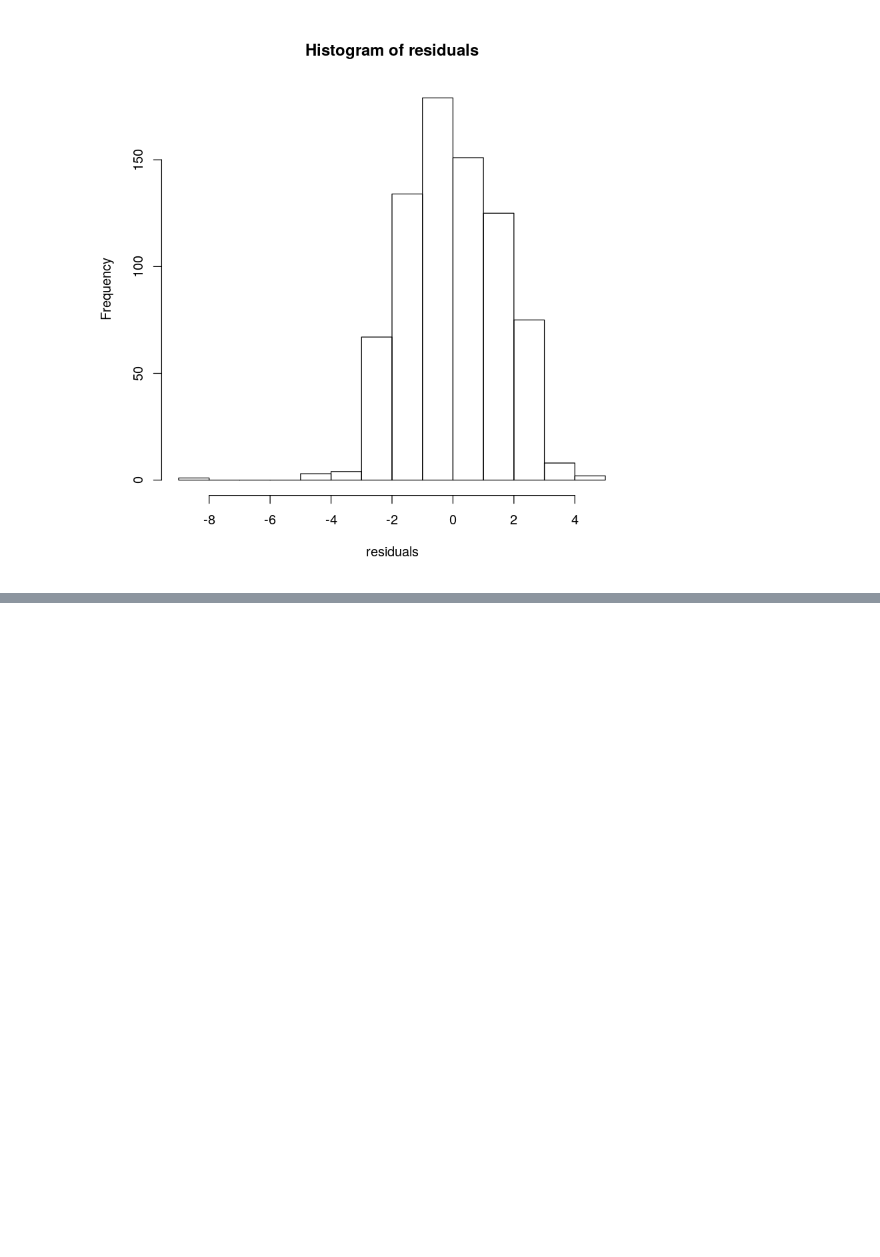
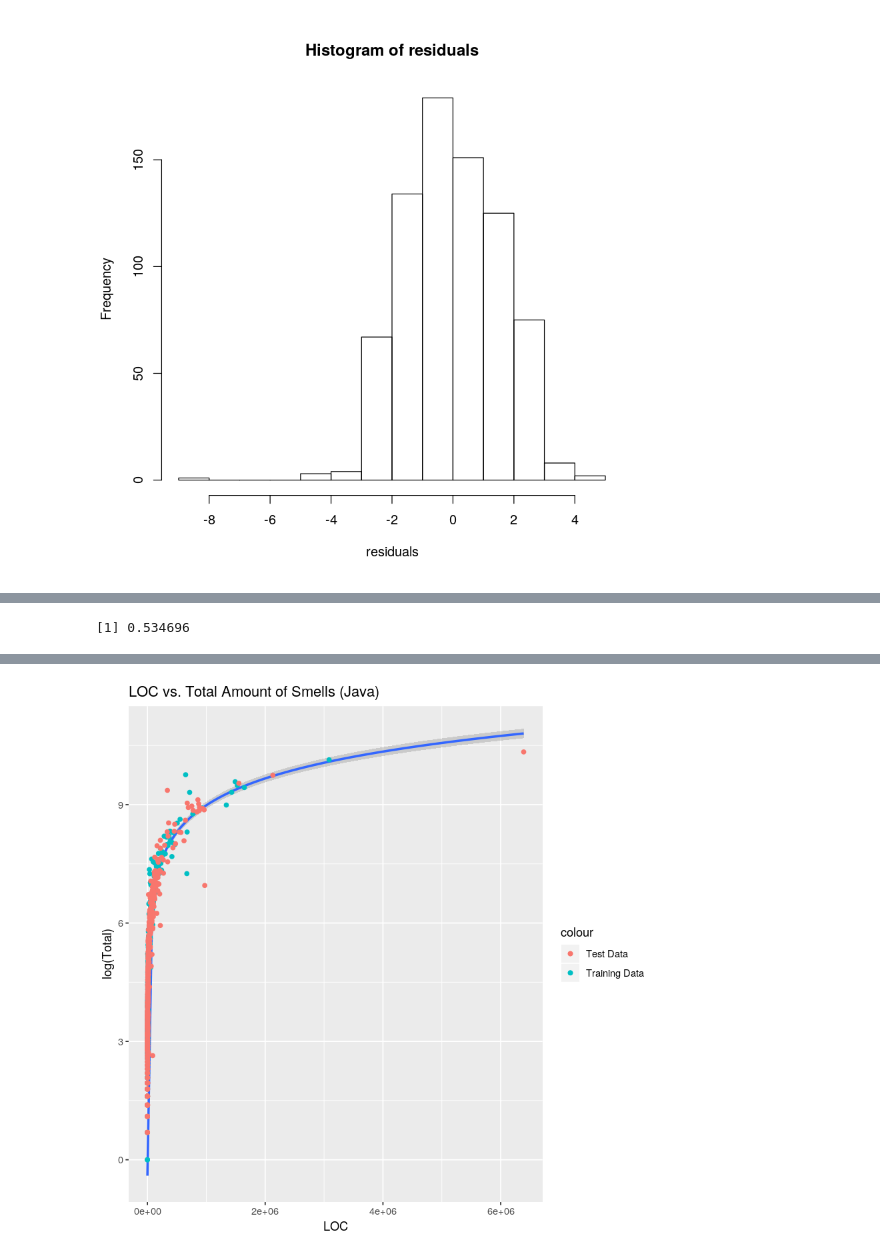
Before and after one commit to SimonHellbrueck/BT_Repository_Mining, a Jupyter notebook: regressiondiagnostics.ipynb, the cells around one changed output, grey strips where cells are left out. Saved outputs shown, nothing was run; the diff lists cells and outputs as text; code cells hidden in the pictures; blank space fills up the shorter version.

```diff
--- a/regressiondiagnostics.ipynb
+++ b/regressiondiagnostics.ipynb
@@ -306,0 +356,7 @@ language_java_kotlin
+# %%
+rownames(df_java_projects_ran) <- NULL
+java_projects_test_data <-  df_java_projects_ran[401:NROW(df_java_projects_ran),]
+# %%
+java_projects_test_data$Total <- log(java_projects_test_data$Total)
+java_projects_test_data <- java_projects_test_data[java_projects_test_data$Total != 0, ]
+java_projects_test_data <- java_projects_test_data[Reduce(`&`, lapply(java_projects_test_data, function(x) !is.na(x)  & is.finite(x))),]
@@ -306,0 +397,11 @@ language_java_kotlin
+# %%
+RMSE(residuals)
+# %% [output]
+[1] 0.534696
+# %%
+ggplot(df_java_projects_ran, aes(LOC, log(Total)))+
+  stat_smooth(method = "lm", formula = y ~ log(x)) +
+  geom_point(data=df_java_projects_training, aes(df_java_projects_training$LOC, df_java_projects_training$Total, color= 'Training Data')) +
+  geom_point(data=java_projects_test_data, aes(java_projects_test_data$LOC, java_projects_test_data$Total, color= 'Test Data')) +
+  ggtitle("LOC vs. Total Amount of Smells (Java)")
+# %% [output]
@@ -306,0 +410 @@ language_java_kotlin
+[figure, added]
```
Also changed, not shown: parts of 20 cells of this notebook.
